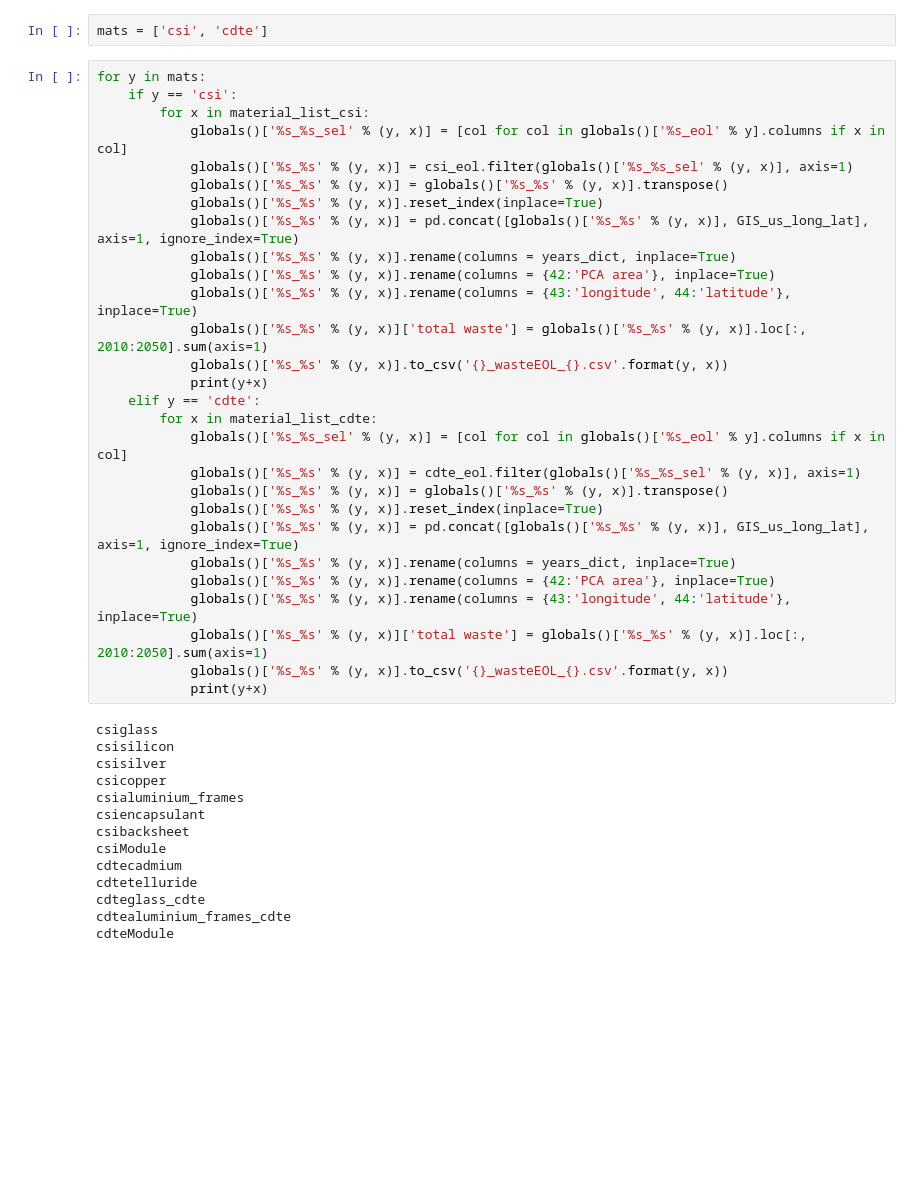
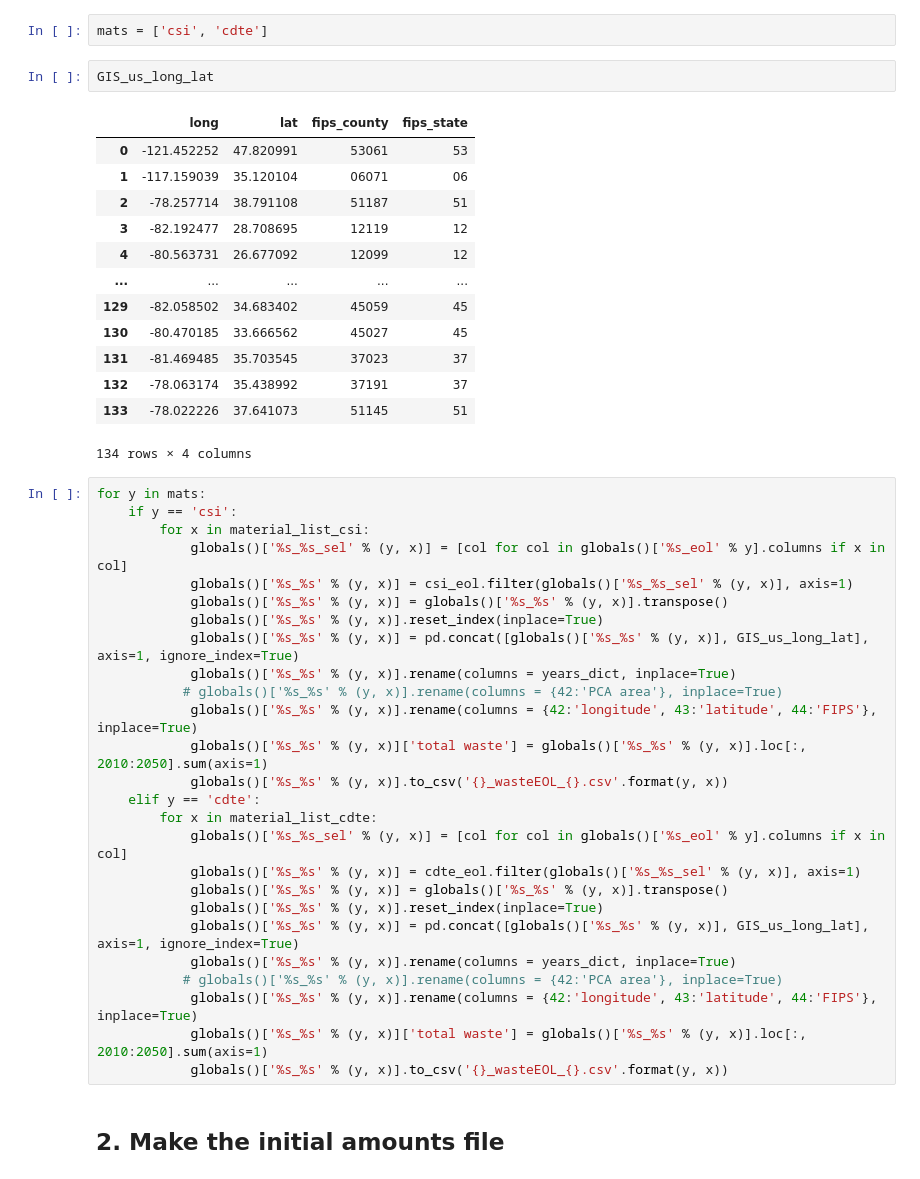
Before and after one commit to macmribo/RICE, a Jupyter notebook: data/data_preprocess.ipynb, the cells around one changed output. Cells and saved outputs as stored; diff of their text form; blank space fills up the shorter version.

```diff
--- a/data/data_preprocess.ipynb
+++ b/data/data_preprocess.ipynb
@@ -63,6 +147,22 @@ years = np.arange(2010,2051)
 years_dict = {nums[i]: years[i] for i in range(len(nums))}
 # %%
 mats = ['csi', 'cdte']
+# %%
+GIS_us_long_lat
+# %% [output]
+|  | long | lat | fips_county | fips_state |
+| 0 | -121.452252 | 47.820991 | 53061 | 53 |
+| 1 | -117.159039 | 35.120104 | 06071 | 06 |
+| 2 | -78.257714 | 38.791108 | 51187 | 51 |
+| 3 | -82.192477 | 28.708695 | 12119 | 12 |
+| 4 | -80.563731 | 26.677092 | 12099 | 12 |
+| ... | ... | ... | ... | ... |
+| 129 | -82.058502 | 34.683402 | 45059 | 45 |
+| 130 | -80.470185 | 33.666562 | 45027 | 45 |
+| 131 | -81.469485 | 35.703545 | 37023 | 37 |
+| 132 | -78.063174 | 35.438992 | 37191 | 37 |
+| 133 | -78.022226 | 37.641073 | 51145 | 51 |
+134 rows × 4 columns
 # %%
 for y in mats:
     if y == 'csi':
@@ -73,11 +173,10 @@ for y in mats:
             globals()['%s_%s' % (y, x)].reset_index(inplace=True)
             globals()['%s_%s' % (y, x)] = pd.concat([globals()['%s_%s' % (y, x)], GIS_us_long_lat], axis=1, ignore_index=True)
             globals()['%s_%s' % (y, x)].rename(columns = years_dict, inplace=True)
-            globals()['%s_%s' % (y, x)].rename(columns = {42:'PCA area'}, inplace=True)
-            globals()['%s_%s' % (y, x)].rename(columns = {43:'longitude', 44:'latitude'}, inplace=True)
+           # globals()['%s_%s' % (y, x)].rename(columns = {42:'PCA area'}, inplace=True)
+            globals()['%s_%s' % (y, x)].rename(columns = {42:'longitude', 43:'latitude', 44:'FIPS'}, inplace=True)
             globals()['%s_%s' % (y, x)]['total waste'] = globals()['%s_%s' % (y, x)].loc[:, 2010:2050].sum(axis=1)
             globals()['%s_%s' % (y, x)].to_csv('{}_wasteEOL_{}.csv'.format(y, x))
-            print(y+x)
     elif y == 'cdte':
         for x in material_list_cdte:
             globals()['%s_%s_sel' % (y, x)] = [col for col in globals()['%s_eol' % y].columns if x in col]
@@ -86,22 +185,9 @@ for y in mats:
             globals()['%s_%s' % (y, x)].reset_index(inplace=True)
             globals()['%s_%s' % (y, x)] = pd.concat([globals()['%s_%s' % (y, x)], GIS_us_long_lat], axis=1, ignore_index=True)
             globals()['%s_%s' % (y, x)].rename(columns = years_dict, inplace=True)
-            globals()['%s_%s' % (y, x)].rename(columns = {42:'PCA area'}, inplace=True)
-            globals()['%s_%s' % (y, x)].rename(columns = {43:'longitude', 44:'latitude'}, inplace=True)
+           # globals()['%s_%s' % (y, x)].rename(columns = {42:'PCA area'}, inplace=True)
+            globals()['%s_%s' % (y, x)].rename(columns = {42:'longitude', 43:'latitude', 44:'FIPS'}, inplace=True)
             globals()['%s_%s' % (y, x)]['total waste'] = globals()['%s_%s' % (y, x)].loc[:, 2010:2050].sum(axis=1)
             globals()['%s_%s' % (y, x)].to_csv('{}_wasteEOL_{}.csv'.format(y, x))
-            print(y+x)
-# %% [output]
-csiglass
-csisilicon
-csisilver
-csicopper
-csialuminium_frames
-csiencapsulant
-csibacksheet
-csiModule
-cdtecadmium
-cdtetelluride
-cdteglass_cdte
-cdtealuminium_frames_cdte
-cdteModule
+# %% [markdown]
+## 2. Make the initial amounts file
```
Also changed, not shown: parts of 111 cells of this notebook, 57 other files.
